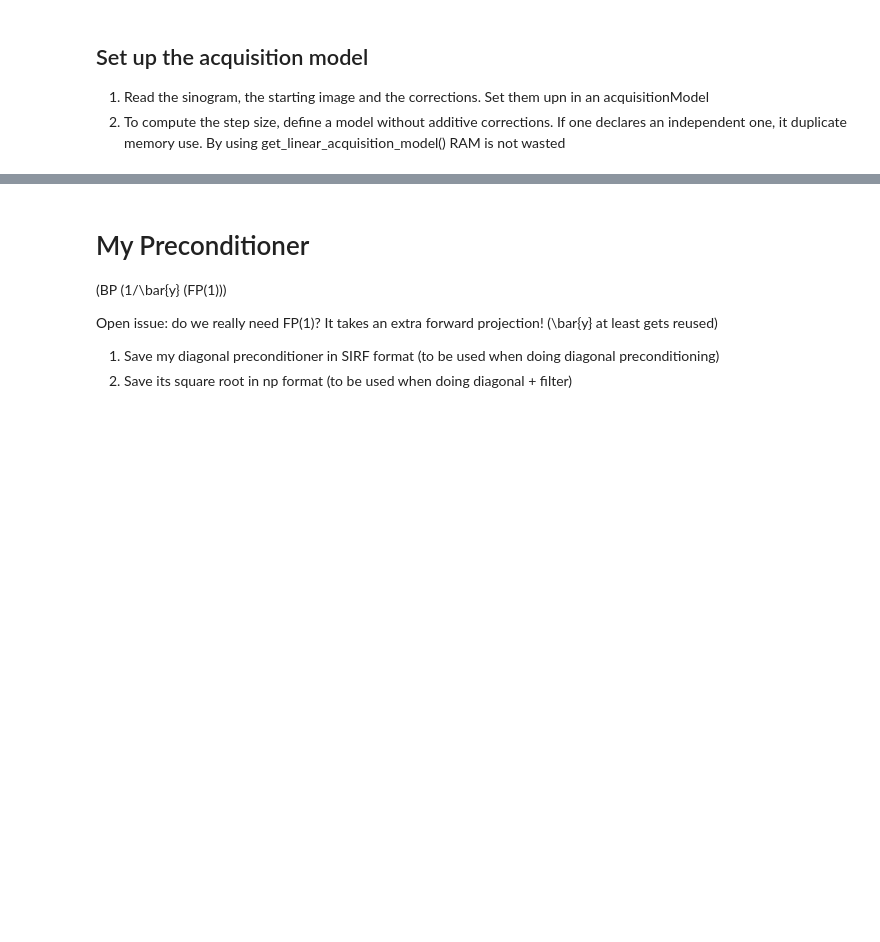
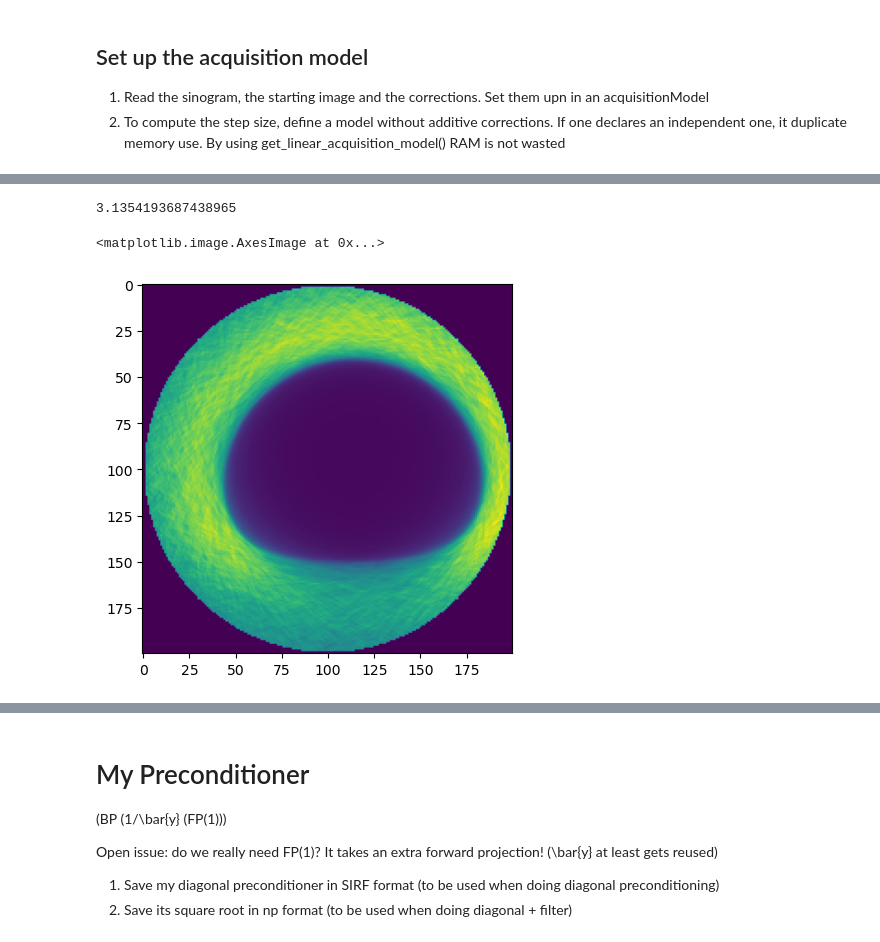
Before and after one commit to SyneRBI/PETRIC-Tomo-Unimib, a Jupyter notebook: myRec.ipynb, the cells around one changed output, grey strips where cells are left out. Cells and saved outputs as stored; diff of their text form; code cells hidden in the pictures; blank space fills up the shorter version.

```diff
--- a/myRec.ipynb
+++ b/myRec.ipynb
@@ -202,0 +226,11 @@ Scanner parameters:=
+# %%
+ts = time.time()
+hM = ll.multiply_with_Hessian(image,image.get_uniform_copy(1))
+print(time.time()-ts)
+# %% [output]
+3.1354193687438965
+# %%
+plt.imshow(kappa.as_array()[55,:,:]**2)
+# %% [output]
+<matplotlib.image.AxesImage at 0x...>
+[figure, added]
```
Also changed, not shown: parts of 41 cells of this notebook, 2 other files.
